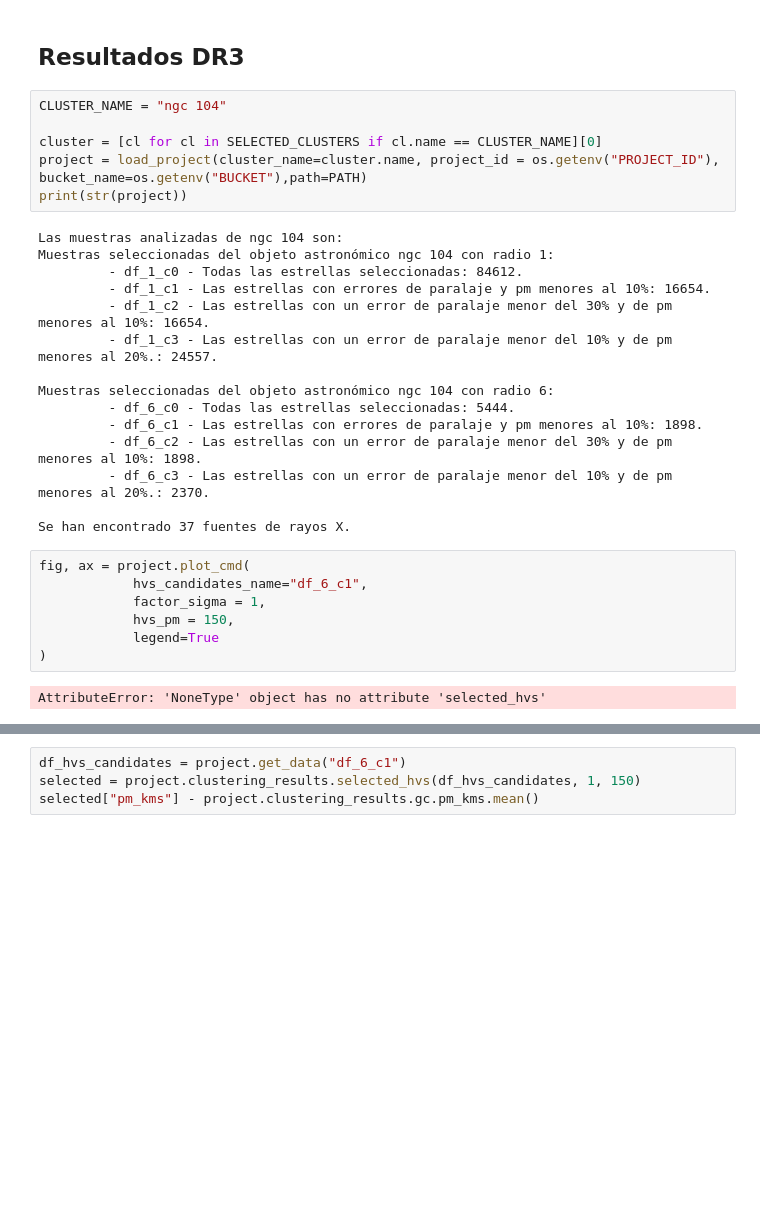
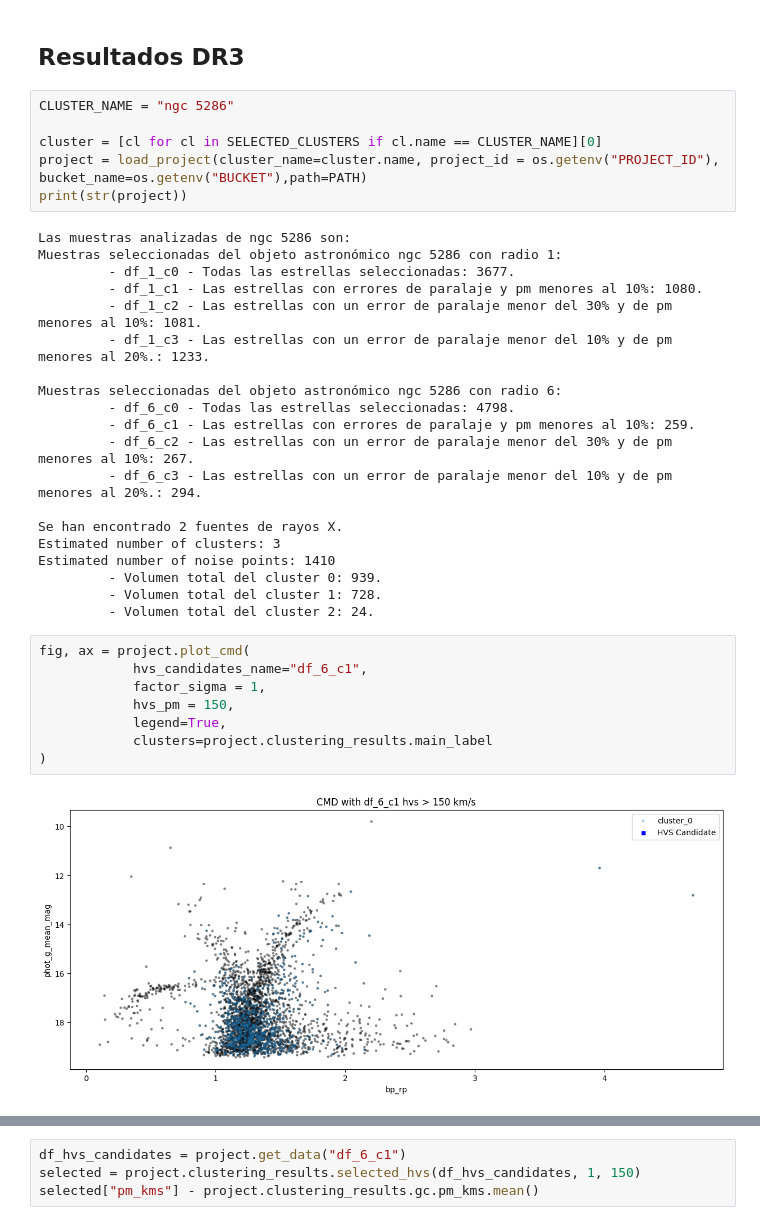
Before and after one commit to santhiperbolico/tfm-ucm-code, a Jupyter notebook: notebooks/Analisis_DR3.ipynb, the cells around one changed output, grey strips where cells are left out. Cells and saved outputs as stored; diff of their text form; blank space fills up the shorter version.

```diff
--- a/notebooks/Analisis_DR3.ipynb
+++ b/notebooks/Analisis_DR3.ipynb
@@ -121,35 +135,41 @@ df_clusters
 # %% [markdown]
 ## Resultados DR3
 # %%
-CLUSTER_NAME = "ngc 104"
+CLUSTER_NAME = "ngc 5286"
 
 cluster = [cl for cl in SELECTED_CLUSTERS if cl.name == CLUSTER_NAME][0]
 project = load_project(cluster_name=cluster.name, project_id = os.getenv("PROJECT_ID"), bucket_name=os.getenv("BUCKET"),path=PATH)
 print(str(project))
 # %% [output]
-Las muestras analizadas de ngc 104 son:
-Muestras seleccionadas del objeto astronómico ngc 104 con radio 1:
-         - df_1_c0 - Todas las estrellas seleccionadas: 84612.
-         - df_1_c1 - Las estrellas con errores de paralaje y pm menores al 10%: 16654.
-         - df_1_c2 - Las estrellas con un error de paralaje menor del 30% y de pm menores al 10%: 16654.
-         - df_1_c3 - Las estrellas con un error de paralaje menor del 10% y de pm menores al 20%.: 24557.
+Las muestras analizadas de ngc 5286 son:
+Muestras seleccionadas del objeto astronómico ngc 5286 con radio 1:
+         - df_1_c0 - Todas las estrellas seleccionadas: 3677.
+         - df_1_c1 - Las estrellas con errores de paralaje y pm menores al 10%: 1080.
+         - df_1_c2 - Las estrellas con un error de paralaje menor del 30% y de pm menores al 10%: 1081.
+         - df_1_c3 - Las estrellas con un error de paralaje menor del 10% y de pm menores al 20%.: 1233.
 
-Muestras seleccionadas del objeto astronómico ngc 104 con radio 6:
-         - df_6_c0 - Todas las estrellas seleccionadas: 5444.
-         - df_6_c1 - Las estrellas con errores de paralaje y pm menores al 10%: 1898.
-         - df_6_c2 - Las estrellas con un error de paralaje menor del 30% y de pm menores al 10%: 1898.
-         - df_6_c3 - Las estrellas con un error de paralaje menor del 10% y de pm menores al 20%.: 2370.
+Muestras seleccionadas del objeto astronómico ngc 5286 con radio 6:
+         - df_6_c0 - Todas las estrellas seleccionadas: 4798.
+         - df_6_c1 - Las estrellas con errores de paralaje y pm menores al 10%: 259.
+         - df_6_c2 - Las estrellas con un error de paralaje menor del 30% y de pm menores al 10%: 267.
+         - df_6_c3 - Las estrellas con un error de paralaje menor del 10% y de pm menores al 20%.: 294.
 
-Se han encontrado 37 fuentes de rayos X.
+Se han encontrado 2 fuentes de rayos X.
+Estimated number of clusters: 3
+Estimated number of noise points: 1410
+         - Volumen total del cluster 0: 939.
+         - Volumen total del cluster 1: 728.
+         - Volumen total del cluster 2: 24.
 # %%
 fig, ax = project.plot_cmd(
             hvs_candidates_name="df_6_c1",
             factor_sigma = 1,
             hvs_pm = 150,
-            legend=True
+            legend=True,
+            clusters=project.clustering_results.main_label
 )
 # %% [output]
-AttributeError: 'NoneType' object has no attribute 'selected_hvs'
+[figure, added]
 # %%
 fig, ax = project.plot_cluster(
             hvs_candidates_name="df_6_c1",
```
Also changed, not shown: parts of 26 cells of this notebook, 1 other file.
